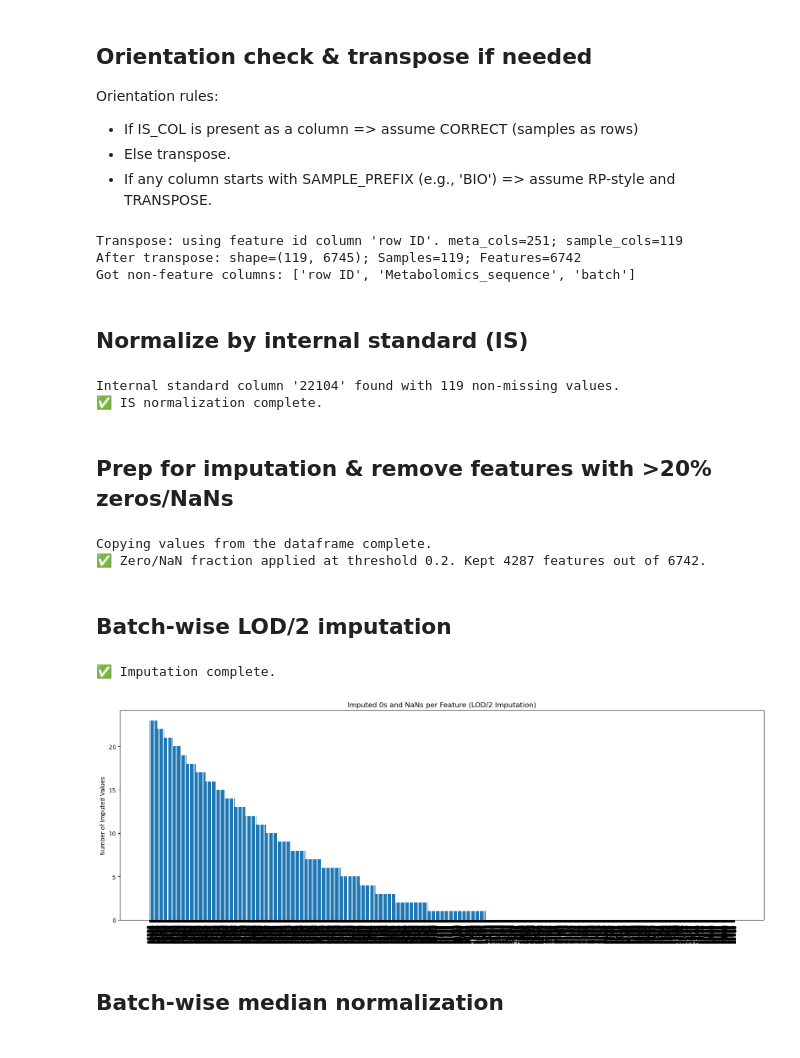
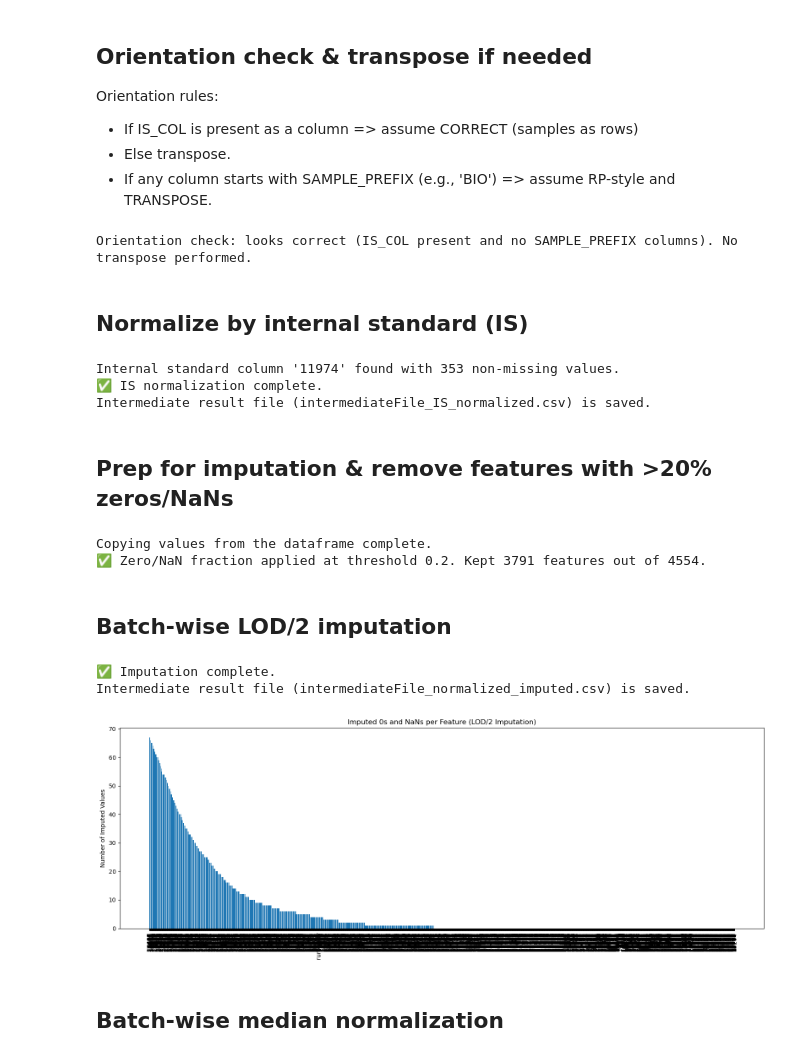
Before and after one commit to miletovaa/o2_lcms_biomarker_discovery, a Jupyter notebook: notebooks/LS-HRMS_data_preparation.ipynb, the cells around one changed output. Drawn from its saved outputs; the diff is of its cells as text; code cells hidden in the pictures.

Commit message:
Data preparation notebook, fix cfg vars

```diff
--- a/notebooks/LS-HRMS_data_preparation.ipynb
+++ b/notebooks/LS-HRMS_data_preparation.ipynb
@@ -69,0 +114,34 @@ Input CSV file (RP_quant_samples_area.csv) loaded successfully.
+# %%
+# Step 0.1: Loading environment variables from .env file
+FILE_PATH_INPUT = cfg.get("FILE_PATH_INPUT", "./data")
+FILE_PATH_OUTPUT = cfg.get("FILE_PATH_OUTPUT", "./results")
+PARAMS_ID = cfg.get("PARAMS_ID", "000")
+IS_COL = str(cfg.preprocessing.is_col)
+
+
+# Step 0.2: Generating output directory
+try:
+    stamp = datetime.now().strftime("%Y%m%d-%H%M%S")  # avoid ':' for Windows
+    OUTPUT_DIR = os.path.join(FILE_PATH_OUTPUT, f"output_{PARAMS_ID}_{stamp}")
+    os.makedirs(OUTPUT_DIR, exist_ok=True)
+except Exception as e:
+    print(f"Failed to create output directory: {e}")
+    sys.exit(1)
+
+df = pd.read_csv(FILE_PATH_INPUT + '/' + cfg.data.file_name_input)
+print(f"Input CSV file ({cfg.data.file_name_input}) loaded successfully.")
+
+# Check if transpose is needed
+sample_cols = [c for c in df.columns if str(c).startswith(cfg.data.sample_prefix)]
+meta_cols   = [c for c in df.columns if c not in sample_cols]
+need_transpose = (IS_COL not in df.columns) or (len(sample_cols) > 0)
+
+if not need_transpose:
+    non_feature_cols = ["row ID", "Metabolomics_sequence", "batch"]
+    feature_cols = [col for col in df.columns if col not in non_feature_cols]
+    print(f"Got non-feature columns: {non_feature_cols}")
+
+    raw_df = df.copy()
+    df.head()
+else:
+    print(f"⚠️ Transpose needed.")
@@ -76,7 +157,7 @@ Orientation rules:
 - If any column starts with SAMPLE_PREFIX (e.g., 'BIO') => assume RP-style and TRANSPOSE.
 # %%
 if need_transpose:
-    id_col = FEATURE_ID_COLNAME if FEATURE_ID_COLNAME in meta_cols else (meta_cols[0] if meta_cols else df.columns[0])
+    id_col = cfg.data.feature_id_colname if cfg.data.feature_id_colname in meta_cols else (meta_cols[0] if meta_cols else df.columns[0])
     print(f"Transpose: using feature id column '{id_col}'. meta_cols={len(meta_cols)}; sample_cols={len(sample_cols)}")
 
     t = (
@@ -101,7 +182,7 @@ if need_transpose:
     rename_map = {c: str(c) for c in remaining}
     df = df.rename(columns=rename_map)
     print(f"After transpose: shape={df.shape}; Samples={len(df)}; Features={len(remaining)}")
-    if SAVE_INTERMEDIATE:
+    if cfg.run.save_intermediate:
         df.to_csv(os.path.join(OUTPUT_DIR, "transposed_input_file.csv"), index=False)
 
     non_feature_cols = ["row ID", "Metabolomics_sequence", "batch"]
@@ -113,9 +194,7 @@ if need_transpose:
 else:
     print("Orientation check: looks correct (IS_COL present and no SAMPLE_PREFIX columns). No transpose performed.")
 # %% [output]
-Transpose: using feature id column 'row ID'. meta_cols=251; sample_cols=119
-After transpose: shape=(119, 6745); Samples=119; Features=6742
-Got non-feature columns: ['row ID', 'Metabolomics_sequence', 'batch']
+Orientation check: looks correct (IS_COL present and no SAMPLE_PREFIX columns). No transpose performed.
 # %% [markdown]
 ## Normalize by internal standard (IS)
 # %%
@@ -135,13 +214,14 @@ try:
 except Exception as e:
     print(f"ERROR during IS normalization: {e}")
 
-if SAVE_INTERMEDIATE:
+if cfg.run.save_intermediate:
     file_name_intermediate_file_is_normalized = "intermediateFile_IS_normalized.csv"
     df.to_csv(os.path.join(OUTPUT_DIR, file_name_intermediate_file_is_normalized), index=False)
     print(f"Intermediate result file ({file_name_intermediate_file_is_normalized}) is saved.")
 # %% [output]
-Internal standard column '22104' found with 119 non-missing values.
+Internal standard column '11974' found with 353 non-missing values.
 ✅ IS normalization complete.
+Intermediate result file (intermediateFile_IS_normalized.csv) is saved.
 # %% [markdown]
 ## Prep for imputation & remove features with >20% zeros/NaNs
 # %%
@@ -150,7 +230,7 @@ features_df = df[feature_cols].copy()
 print(f"Copying values from the dataframe complete.")
 
 try:
-    zero_threshold = DEFAULT_ZERO_THRESHOLD if DEFAULT_ZERO_THRESHOLD is not None else 0.2
+    zero_threshold = cfg.preprocessing.zero_threshold if cfg.preprocessing.zero_threshold is not None else 0.2
     zero_fractions = (features_df.eq(0) | features_df.isna()).sum() / len(features_df)
     features_df = features_df.loc[:, zero_fractions <= zero_threshold]
     feature_cols = features_df.columns.tolist()
@@ -159,7 +239,7 @@ except Exception as e:
     print(f"ERROR during zero/NaN filtering: {e}")
 # %% [output]
 Copying values from the dataframe complete.
-✅ Zero/NaN fraction applied at threshold 0.2. Kept 4287 features out of 6742.
+✅ Zero/NaN fraction applied at threshold 0.2. Kept 3791 features out of 4554.
 # %% [markdown]
 ## Batch-wise LOD/2 imputation
 # %%
@@ -178,35 +258,36 @@ def impute_lod_half(group):
         imputation_log[col] = imputation_log.get(col, 0) + to_impute
     return group
 
 try:
     features_imputed = features_df.groupby(df["Metabolomics_sequence"], group_keys=False).apply(impute_lod_half)
     df_imputed = pd.concat([metadata_df.reset_index(drop=True), features_imputed.reset_index(drop=True)], axis=1)
     print(f"✅ Imputation complete.")
 except Exception as e:
     print(f"ERROR during imputation: {e}")
 
-if SAVE_INTERMEDIATE:
+if cfg.run.save_intermediate:
     file_name_intermediate_file_is_imputed = "intermediateFile_normalized_imputed.csv"
     df_imputed.to_csv(os.path.join(OUTPUT_DIR, file_name_intermediate_file_is_imputed), index=False)
     print(f"Intermediate result file ({file_name_intermediate_file_is_imputed}) is saved.")
 
 try:
     imputation_df = pd.DataFrame.from_dict(imputation_log, orient='index', columns=["Imputed_Count"])
     imputation_df.sort_values("Imputed_Count", ascending=False, inplace=True)
 
     plt.figure(figsize=(16, 6))
     plt.bar(imputation_df.index, imputation_df["Imputed_Count"])
     plt.xticks(rotation=90)
     plt.ylabel("Number of Imputed Values")
     plt.title("Imputed 0s and NaNs per Feature (LOD/2 Imputation)")
     plt.tight_layout()
     plt.savefig(os.path.join(OUTPUT_DIR, 'imputed_counts_per_feature.png'), dpi=300)
     plt.show()
 except Exception as e:
     print(f"ERROR during imputation visualization: {e}")
 # %% [output]
 ✅ Imputation complete.
+Intermediate result file (intermediateFile_normalized_imputed.csv) is saved.
-[figure, old version]
+[figure, new version]
 # %% [markdown]
 ## Batch-wise median normalization
 # %%
```
Also changed, not shown: parts of 2 cells of this notebook.
